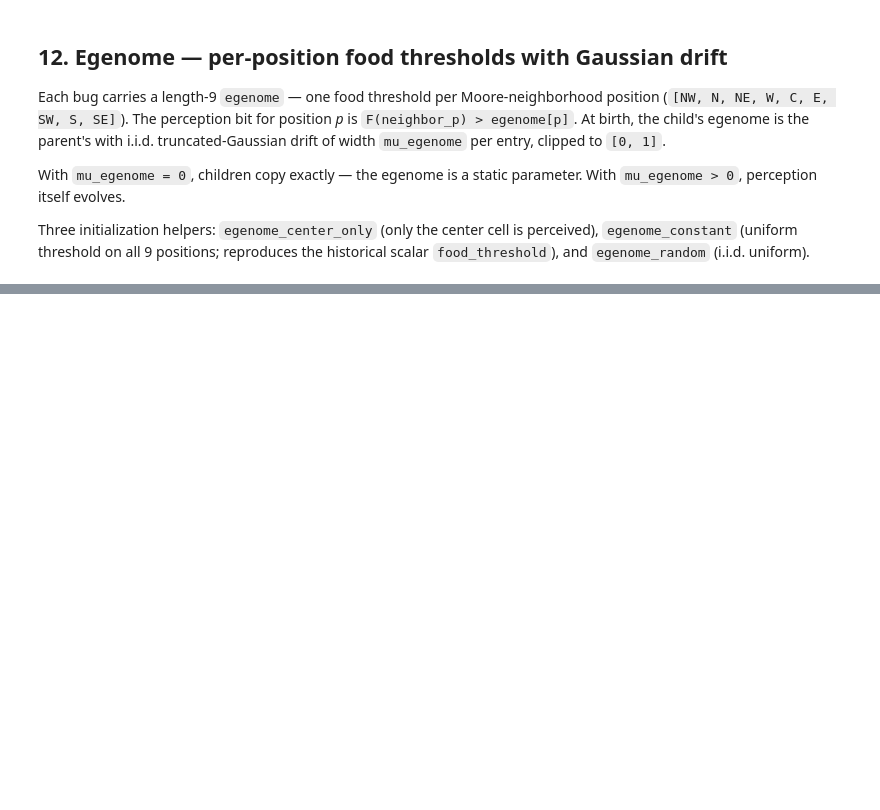
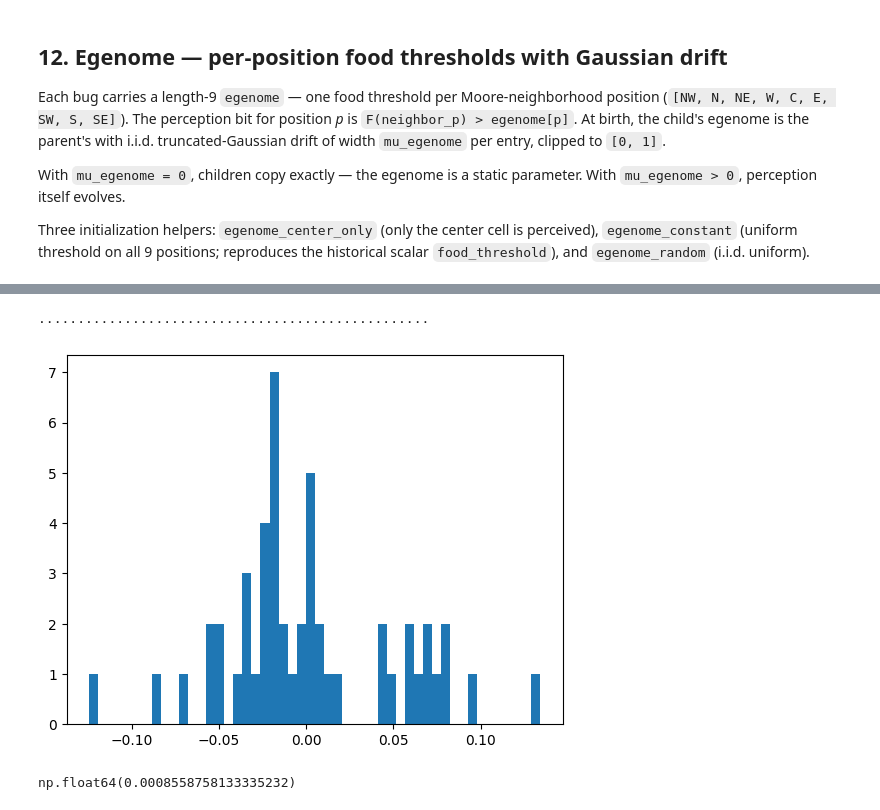
Before and after one commit to nhpackard/Bugs, a Jupyter notebook: test.ipynb, the cells around one changed output, grey strips where cells are left out. Drawn from its saved outputs; the diff is of its cells as text; code cells hidden in the pictures; blank space fills up the shorter version.

```diff
--- a/test.ipynb
+++ b/test.ipynb
@@ -414,0 +443,15 @@ sim.free()
+# %%
+sim = Bugs()
+sim.init(256, food_inc=0.05, mutation_rate=0.01,move_range=1)
+
+foo = []
+for k in range(50):
+    sim.set_seed(k)
+    sim.state(food_source='uniform', food_source_value=1.0, seed_density=0.2)
+    for i in range(400):
+        sim.step()
+    fig, info = plot_food_power_spectrum(sim,100,1,show=False)
+    foo.append(info['asymmetry'])
+    print('.',end="")
+# %% [output]
+..................................................
@@ -414,0 +460,8 @@ sim.free()
+# %%
+plt.hist(foo,bins=50);
+# %% [output]
+[figure, added]
+# %%
+np.mean(foo)
+# %% [output]
+np.float64(0.0008558758133335232)
```
Also changed, not shown: parts of 14 cells of this notebook, 2 other files.
